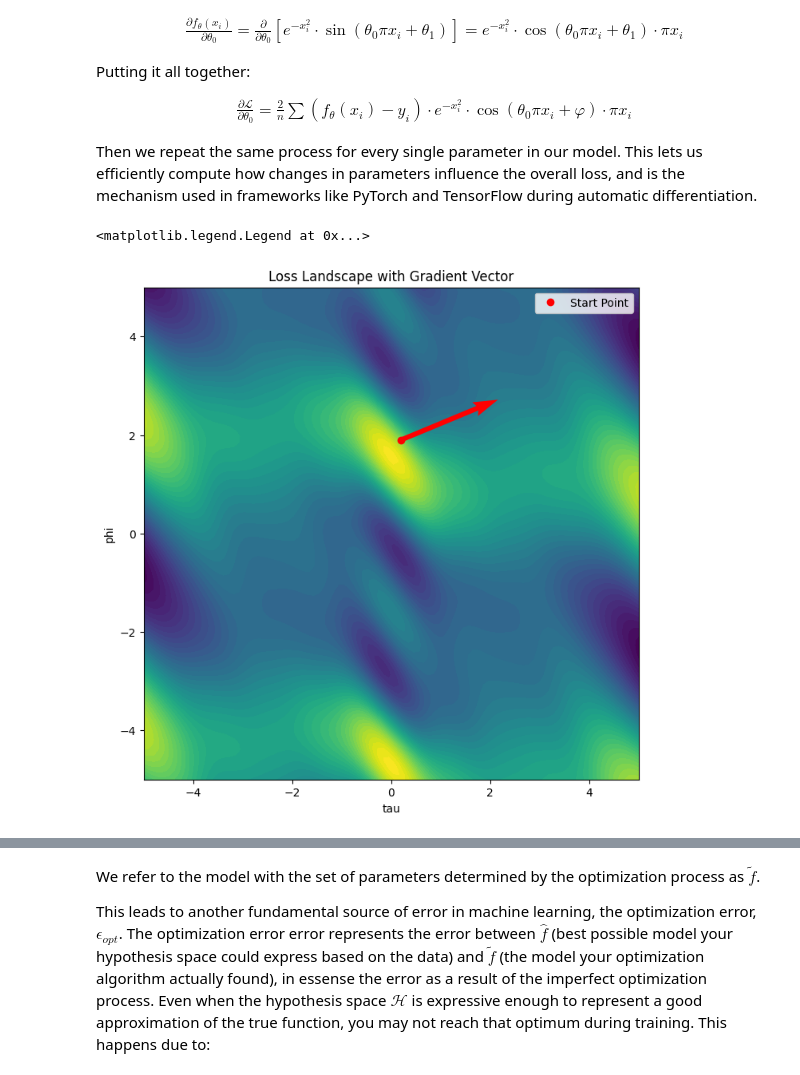
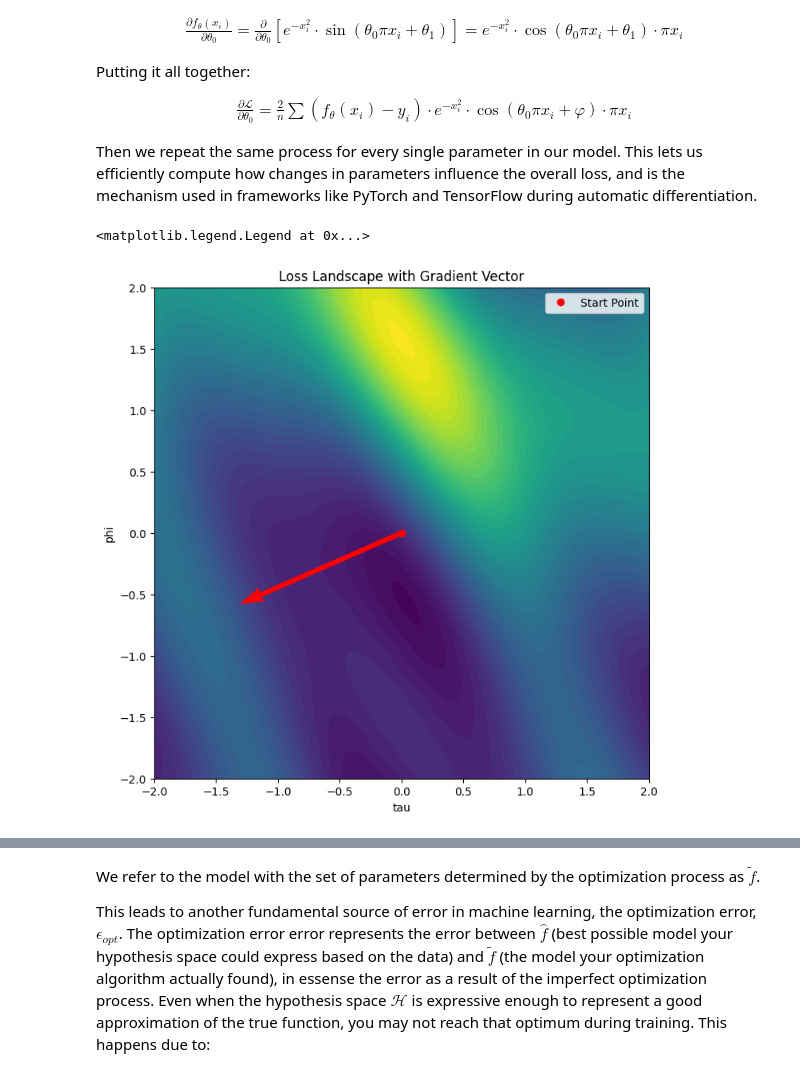
Before and after one commit to nextgenerationgraduatesprogram/nextgen25-mlai-workshop01, a Jupyter notebook: notebooks/main.ipynb, the cells around one changed output, grey strips where cells are left out. Drawn from its saved outputs; the diff is of its cells as text; code cells hidden in the pictures.

```diff
--- a/notebooks/main.ipynb
+++ b/notebooks/main.ipynb
@@ -428,18 +428,17 @@ Assuming we don’t have access to the true function $f^{*}$, it can be extremel
 # noise observation process <-- improve this
 def observe_noisy(f, x):
     # we often can't sample perfectly a point in the domain perfectly
-    x_noise = np.random.normal(0.15, 0.01, x.shape[0])
+    x_noise = np.random.normal(0.15, 0.01, x.shape[0]) # <-- vary the mean/std and see what happens
     x_measure = x + x_noise
 
     # we often can't measure the result perfectly
-    y_noise = np.random.normal(-0.13, 0.16, x.shape[0])
+    y_noise = np.random.normal(-0.13, 0.16, x.shape[0]) # <-- vary the mean/std of the observation noise and see what happens
     y_obs = f(x_measure) + y_noise
 
     return y_obs
 
-# define a set of points we want to observe the function <-- sample more points
-# x_meas = np.array([0.1, 0.15, 0.3, 0.5, 0.7, 0.72, 0.8, 0.84])
-x_meas = np.random.uniform(low=0, high=1, size=200)
+# define a set of points we want to observe the function
+x_meas = np.array([0.1, 0.15, 0.3, 0.5, 0.7, 0.72, 0.8, 0.84]) # <-- explore some different measurement points and potentially more
 y_obs = observe_noisy(f_target, x_meas)
 
 # plot the results
@@ -487,12 +486,12 @@ where:
 
 Where a functions value changes rapidly (high $f^{(k)}$) to make sure we can constrain our function (minimize $\epsilon$) we need to sample the points more densely around this area of change (minimize $\delta$).
 # %%
-# Define a domain and anchor points
+# fefine a domain and anchor points
 x = np.linspace(-1, 1, 200)
 x2 = np.array([-0.5, 0.5])
 y2 = np.array([0.0, 1.0])
 
-# Generate a set of random functions that fit exactly through the 2 points
+# generate a set of functions that fit exactly through the 2 points
 functions_2pts = []
 for _ in range(20):
     coeffs = np.random.randn(6)
@@ -501,11 +500,11 @@ for _ in range(20):
     coeffs[:2] = correction[:2]
     functions_2pts.append(np.poly1d(coeffs[::-1]))
 
-# Add a third point
+# add a third point
 x3 = np.append(x2, [0.0])
-y3 = np.append(y2, [2.0])  # raise the third point significantly
+y3 = np.append(y2, [3.0])  # raise the third point significantly
 
-# Re-generate functions that fit all 3 points
+# generate functions that fit all 3 points
 functions_3pts_high = []
 for _ in range(20):
     coeffs = np.random.randn(6)
@@ -514,10 +513,10 @@ for _ in range(20):
     coeffs[:3] = correction[:3]
     functions_3pts_high.append(np.poly1d(coeffs[::-1]))
 
-# Plot the functions
-fig, axs = plt.subplots(1, 2, figsize=(14, 5), sharey=True)
+# plot the functions
+fig, axs = plt.subplots(1, 2, figsize=(16, 3), sharey=True)
 
-# Plot functions through 2 points
+# plot functions through 2 points
 axs[0].set_title("Functions Passing Through 2 Points")
 for f in functions_2pts:
     axs[0].plot(x, f(x), color='gray', alpha=0.5)
@@ -525,7 +524,7 @@ axs[0].scatter(x2, y2, color='red', label='Anchor Points')
 axs[0].legend()
 axs[0].grid(True)
 
-# Plot functions through 3 points (with raised 3rd point)
+# plot functions through 3 points (with raised 3rd point)
 axs[1].set_title("Functions Constrained by Raised 3rd Point")
 for f in functions_3pts_high:
     axs[1].plot(x, f(x), color='blue', alpha=0.5)
@@ -637,7 +638,7 @@ For a given dataset $\mathcal{D}$ we can view the loss function as a function of
 Let's explore how the loss value varies with the parameters.
 # %%
 # lets consider a single parameter
-theta_0 = np.linspace(-20, 20, num=1000)
+theta_0 = np.linspace(-5, 5, num=1000) # <-- is this a suitable range for the parameter?
 theta_1 = 0.41
 
 # lets compute the loss (error across the dataset) for each function defined by the parameter
@@ -696,7 +699,7 @@ Okay, to find this "best" $\theta_{0}$ we can to assume a well-known $\theta_{1}
 # %%
 # lets consider a single parameter
-theta_0 = np.linspace(-10, 10, num=100)
-theta_1 = np.linspace(-10, 10, num=100)
+theta_0 = np.linspace(-2, 2, num=100) # <-- explore a different range, does [-5,5] let you find the optimal solution?
+theta_1 = np.linspace(-2, 2, num=100)
 T0, T1 = np.meshgrid(theta_0, theta_1, indexing="ij")
 
 # lets compute the loss (error across the dataset) for each function defined by the parameter
@@ -875,42 +880,42 @@ def grad_mse_tau_phi(x, y, tau, phi):
     return dL_dtau, dL_dphi
 # %%
 # lets setup a grid of parameters
-theta_0 = np.linspace(-5, 5, num=100)  # tau
-theta_1 = np.linspace(-5, 5, num=100)  # phi
+theta_0 = np.linspace(-2, 2, num=100)  # <-- explore a different range of parameter values ; trade-off of coverage vs. resolution
+theta_1 = np.linspace(-2, 2, num=100)
 T0, T1 = np.meshgrid(theta_0, theta_1, indexing="ij")
 
 # lets compute the loss at each point of the grid (for visualization)
 losses = np.zeros_like(T0)
 for i in range(T0.shape[0]):
     for j in range(T0.shape[1]):
         _f = H(tau=T0[i, j], phi=T1[i, j])
         losses[i, j] = compute_dataset_loss(_f, x_meas, y_obs, pointwise_mse_loss)
 
 # 1. define the parameter values
-tau, phi = 0.2, 1.9
+tau, phi = 0., 0. # <-- explore different points in the landscape and see how the gradient varies
 
 # 2. compute the gradient of the loss with respect to each parameter - \nalba_{theta}
 dL_dtau, dL_dphi = grad_mse_tau_phi(x_meas, y_obs, tau, phi)
 
 # 3.  scale the gradient by a step size
 lr = 1.00
 dL_dtau = -lr * dL_dtau
 dL_dphi = -lr * dL_dphi
 
 # plot contour and gradient vector
 fig, ax = plt.subplots(figsize=(8, 8))
 contour = ax.contourf(T0, T1, losses, levels=50, cmap='viridis')
 ax.set_xlim(T0.min(), T0.max())
 ax.set_ylim(T1.min(), T1.max())
 ax.set_xlabel("tau")
 ax.set_ylabel("phi")
 ax.set_title("Loss Landscape with Gradient Vector")
 ax.quiver(tau, phi, dL_dtau, dL_dphi, angles='xy', scale_units='xy', scale=1, color='red', width=0.01)
 ax.plot(tau, phi, 'ro', label="Start Point")
 ax.legend()
 # %% [output]
 <matplotlib.legend.Legend at 0x...>
-[figure, old version]
+[figure, new version]
 # %%
 def gradient_descent_traj(tau_init, phi_init, x, y, lr, steps):
     tau, phi = tau_init, phi_init
```
Also changed, not shown: parts of 21 cells of this notebook.
